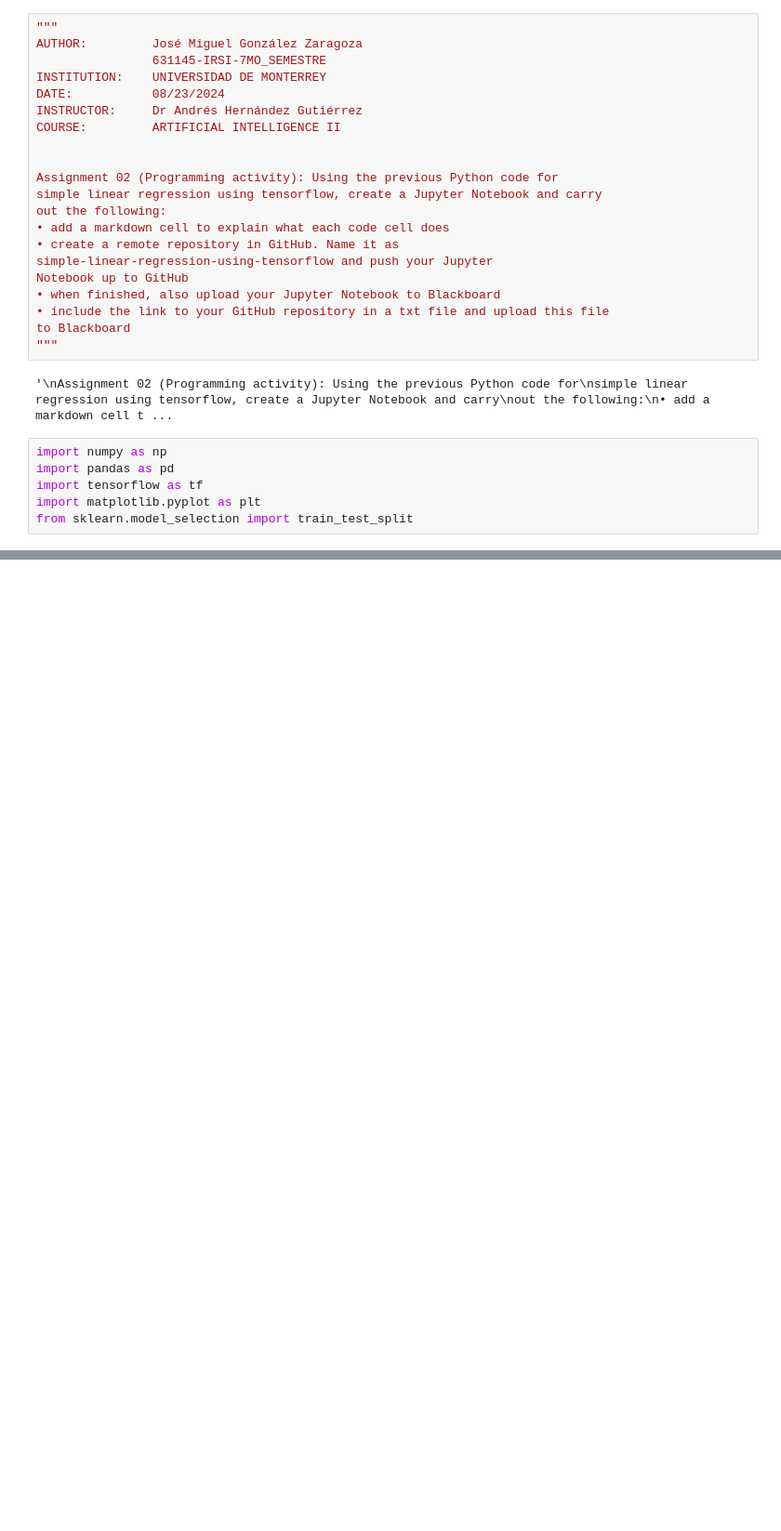
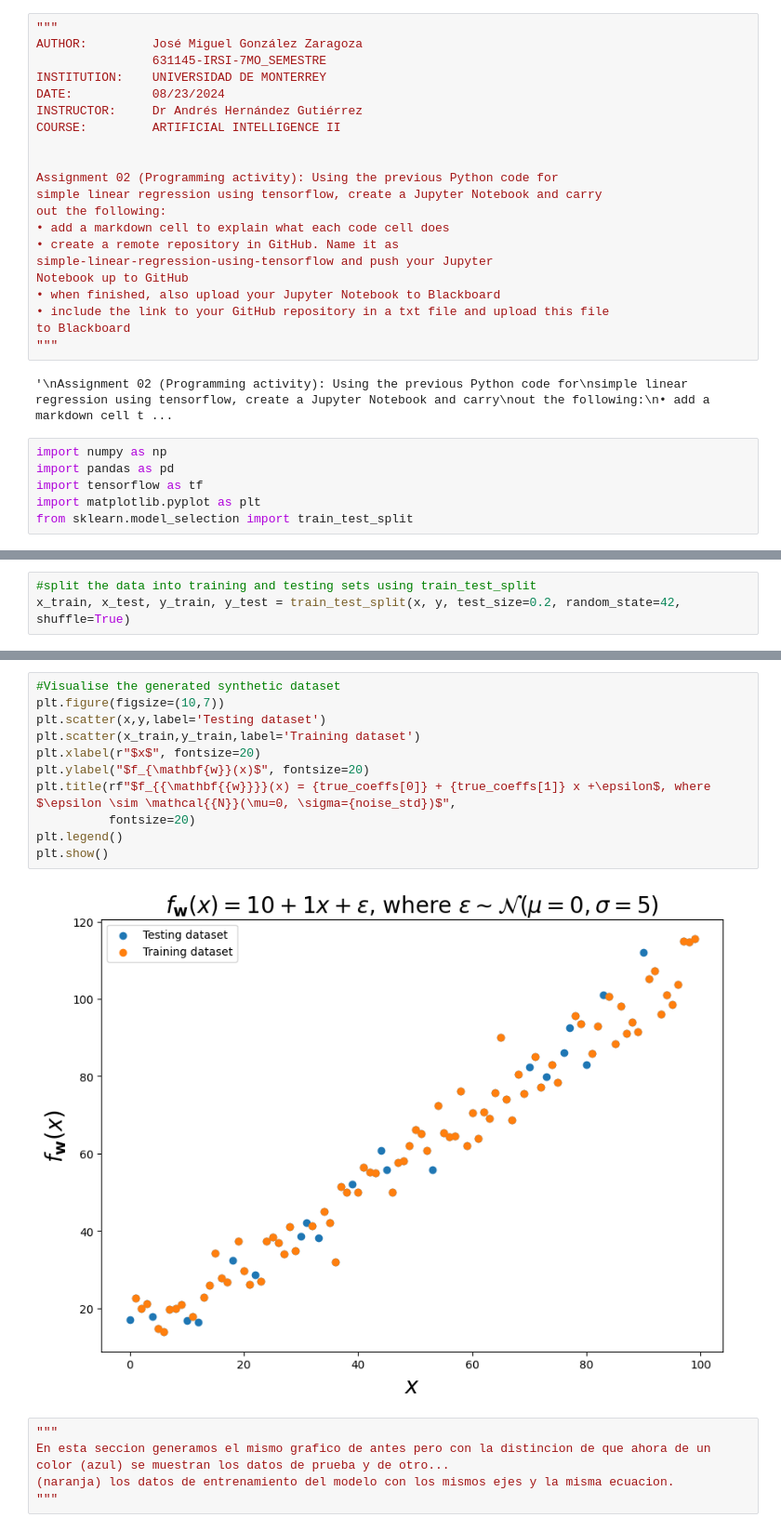
Before and after one commit to jmikelel/simple-linear-regression-using-tensorflow, a Jupyter notebook: simple-linear-regression-using-tensorflow.ipynb, the cells around one changed output, grey strips where cells are left out. Shown at 93% size. Saved outputs shown, nothing was run; the diff lists cells and outputs as text; blank space fills up the shorter version.

```diff
--- a/simple-linear-regression-using-tensorflow.ipynb
+++ b/simple-linear-regression-using-tensorflow.ipynb
@@ -31,0 +100,3 @@ from sklearn.model_selection import train_test_split
+# %%
+#split the data into training and testing sets using train_test_split
+x_train, x_test, y_train, y_test = train_test_split(x, y, test_size=0.2, random_state=42, shuffle=True)
@@ -31,0 +112,18 @@ from sklearn.model_selection import train_test_split
+# %%
+#Visualise the generated synthetic dataset
+plt.figure(figsize=(10,7))
+plt.scatter(x,y,label='Testing dataset')
+plt.scatter(x_train,y_train,label='Training dataset')
+plt.xlabel(r"$x$", fontsize=20)
+plt.ylabel("$f_{\mathbf{w}}(x)$", fontsize=20)
+plt.title(rf"$f_{{\mathbf{{w}}}}(x) = {true_coeffs[0]} + {true_coeffs[1]} x +\epsilon$, where $\epsilon \sim \mathcal{{N}}(\mu=0, \sigma={noise_std})$",
+          fontsize=20)
+plt.legend()
+plt.show()
+# %% [output]
+[figure, added]
+# %%
+"""
+En esta seccion generamos el mismo grafico de antes pero con la distincion de que ahora de un color (azul) se muestran los datos de prueba y de otro...
+(naranja) los datos de entrenamiento del modelo con los mismos ejes y la misma ecuacion.
+"""
```
Also changed, not shown: parts of 22 cells of this notebook.
